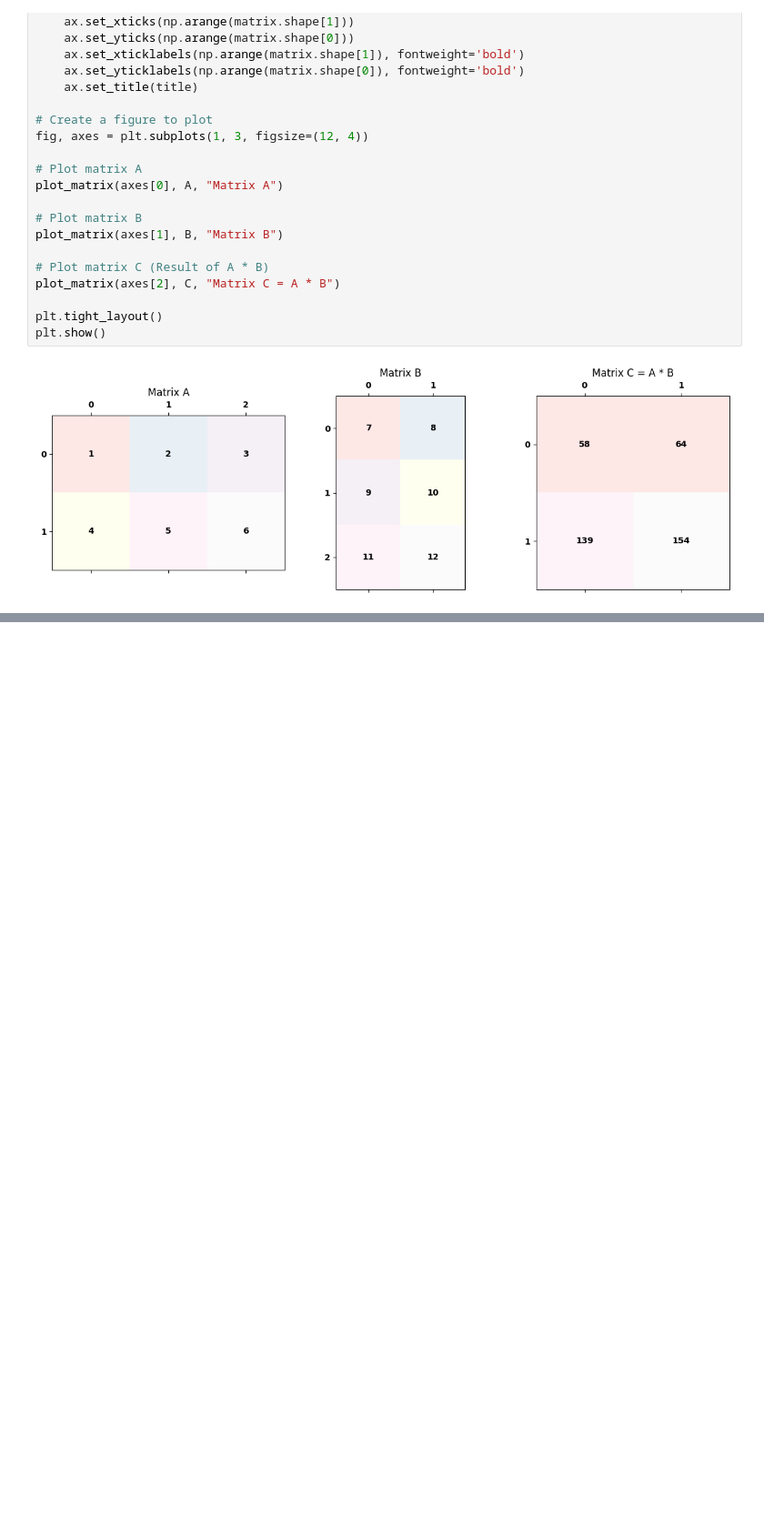
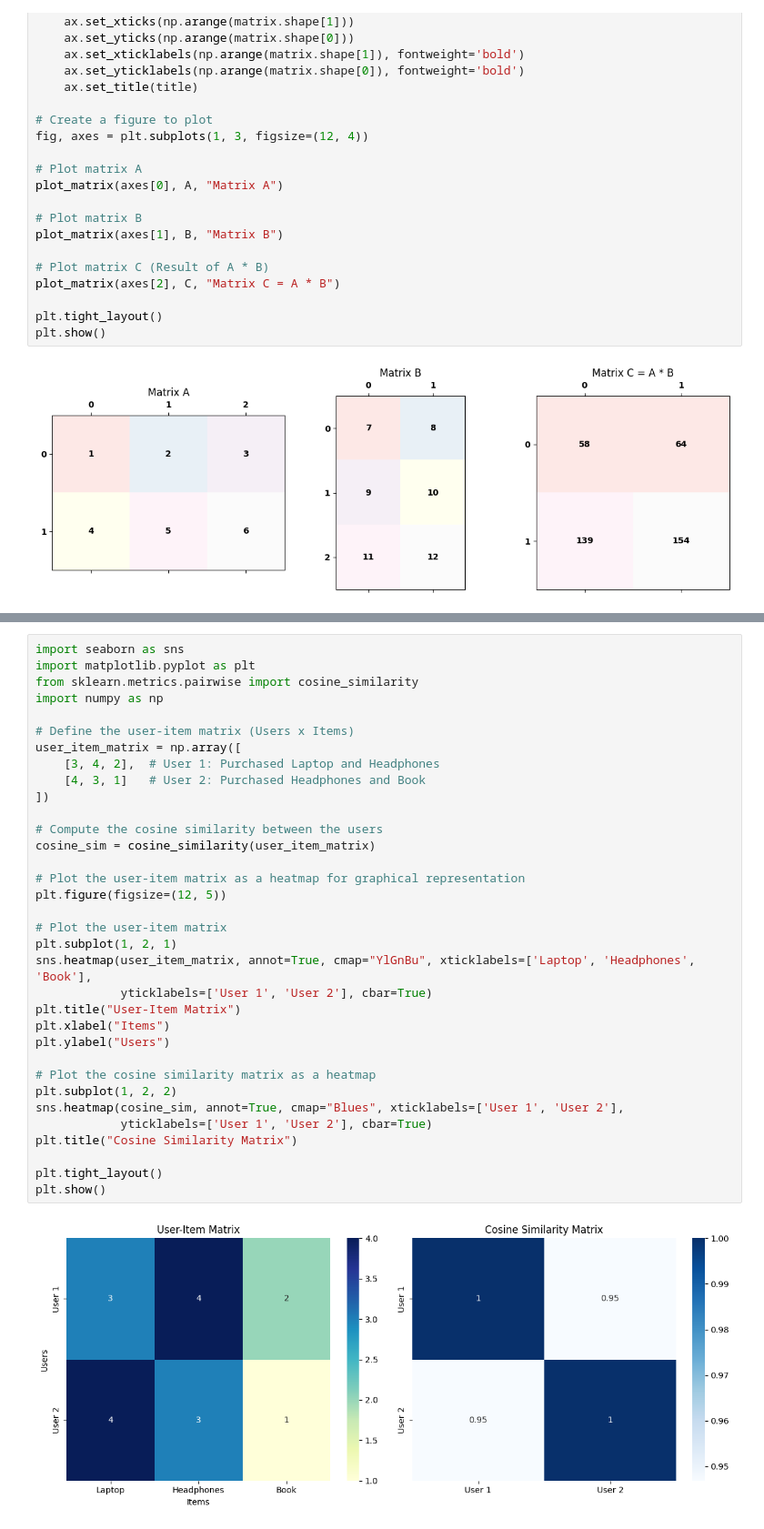
Before and after one commit to deep1003/deep1003, a Jupyter notebook: Week 04. Data and Structure.ipynb, the cells around one changed output, grey strips where cells are left out. Shown at 91% size. Drawn from its saved outputs; the diff is of its cells as text; blank space fills up the shorter version.

```diff
--- a/Week 04. Data and Structure.ipynb
+++ b/Week 04. Data and Structure.ipynb
@@ -250,0 +421,36 @@ plt.show()
+# %%
+import seaborn as sns
+import matplotlib.pyplot as plt
+from sklearn.metrics.pairwise import cosine_similarity
+import numpy as np
+
+# Define the user-item matrix (Users x Items)
+user_item_matrix = np.array([
+    [3, 4, 2],  # User 1: Purchased Laptop and Headphones
+    [4, 3, 1]   # User 2: Purchased Headphones and Book
+])
+
+# Compute the cosine similarity between the users
+cosine_sim = cosine_similarity(user_item_matrix)
+
+# Plot the user-item matrix as a heatmap for graphical representation
+plt.figure(figsize=(12, 5))
+
+# Plot the user-item matrix
+plt.subplot(1, 2, 1)
+sns.heatmap(user_item_matrix, annot=True, cmap="YlGnBu", xticklabels=['Laptop', 'Headphones', 'Book'],
+            yticklabels=['User 1', 'User 2'], cbar=True)
+plt.title("User-Item Matrix")
+plt.xlabel("Items")
+plt.ylabel("Users")
+
+# Plot the cosine similarity matrix as a heatmap
+plt.subplot(1, 2, 2)
+sns.heatmap(cosine_sim, annot=True, cmap="Blues", xticklabels=['User 1', 'User 2'],
+            yticklabels=['User 1', 'User 2'], cbar=True)
+plt.title("Cosine Similarity Matrix")
+
+plt.tight_layout()
+plt.show()
+# %% [output]
+[figure, added]
```
Also changed, not shown: parts of 13 cells of this notebook.
